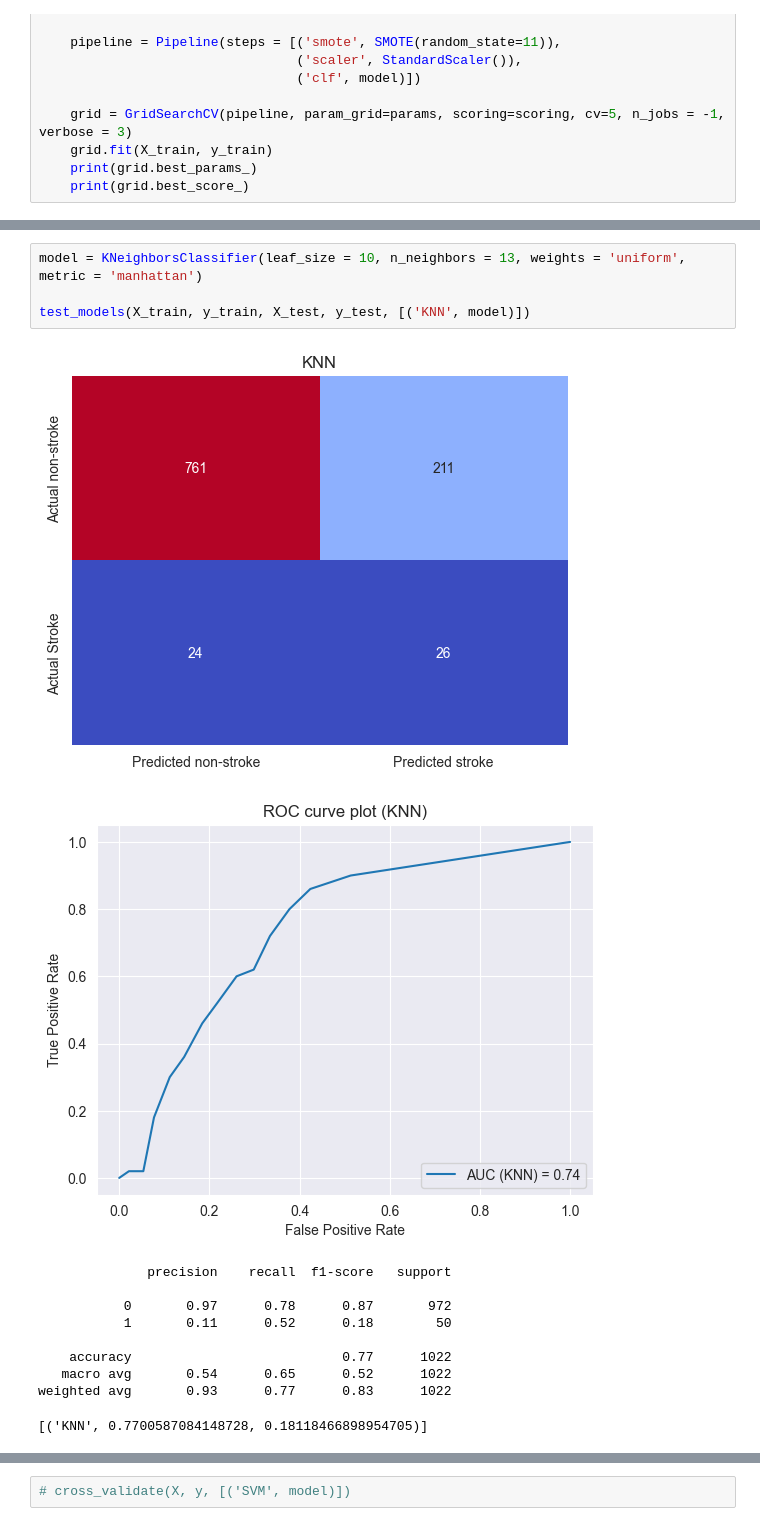
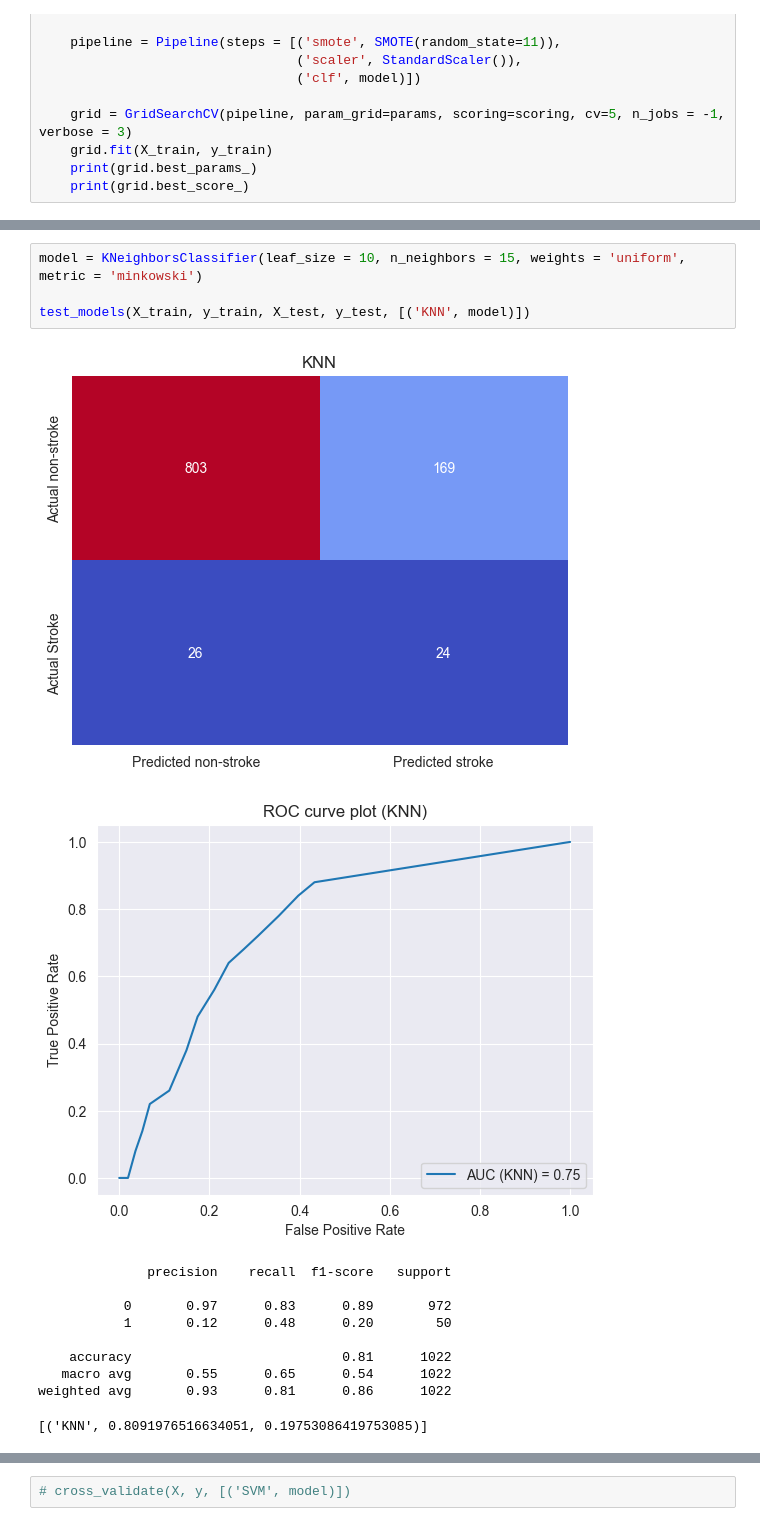
Before and after one commit to Oleh2506/StrokePrediction, a Jupyter notebook: preprocess_data.ipynb, the cells around one changed output, grey strips where cells are left out. Saved outputs shown, nothing was run; the diff lists cells and outputs as text.

```diff
--- a/preprocess_data.ipynb
+++ b/preprocess_data.ipynb
@@ -300,19 +305,19 @@ knn_params = {'clf__n_neighbors' : [5, 7, 9, 11, 13, 15],
 # %%
-model = KNeighborsClassifier(leaf_size = 10, n_neighbors = 13, weights = 'uniform', metric = 'manhattan')
+model = KNeighborsClassifier(leaf_size = 10, n_neighbors = 15, weights = 'uniform', metric = 'minkowski')
 
 test_models(X_train, y_train, X_test, y_test, [('KNN', model)])
 # %% [output]
-[figure, old version]
+[figure, new version]
-[figure, old version]
+[figure, new version]
               precision    recall  f1-score   support
 
-           0       0.97      0.78      0.87       972
-           1       0.11      0.52      0.18        50
+           0       0.97      0.83      0.89       972
+           1       0.12      0.48      0.20        50
 
-    accuracy                           0.77      1022
-   macro avg       0.54      0.65      0.52      1022
-weighted avg       0.93      0.77      0.83      1022
+    accuracy                           0.81      1022
+   macro avg       0.55      0.65      0.54      1022
+weighted avg       0.93      0.81      0.86      1022
-[('KNN', 0.7700587084148728, 0.18118466898954705)]
+[('KNN', 0.8091976516634051, 0.19753086419753085)]
 # %%
 svm_params = {'clf__C': [0.1, 1, 10, 100, 1000],
               'clf__gamma': [1, 0.1, 0.01, 0.001, 0.0001],
```
Also changed, not shown: parts of 13 cells of this notebook.
